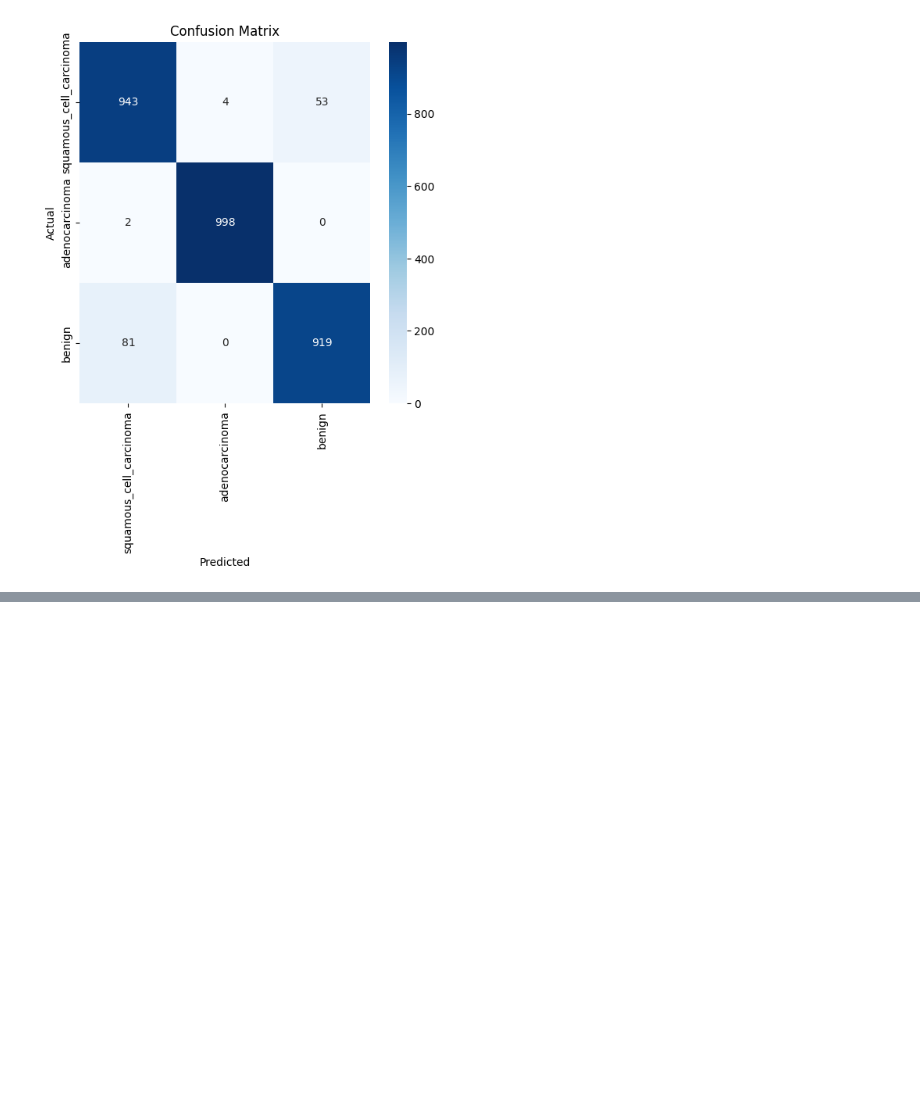
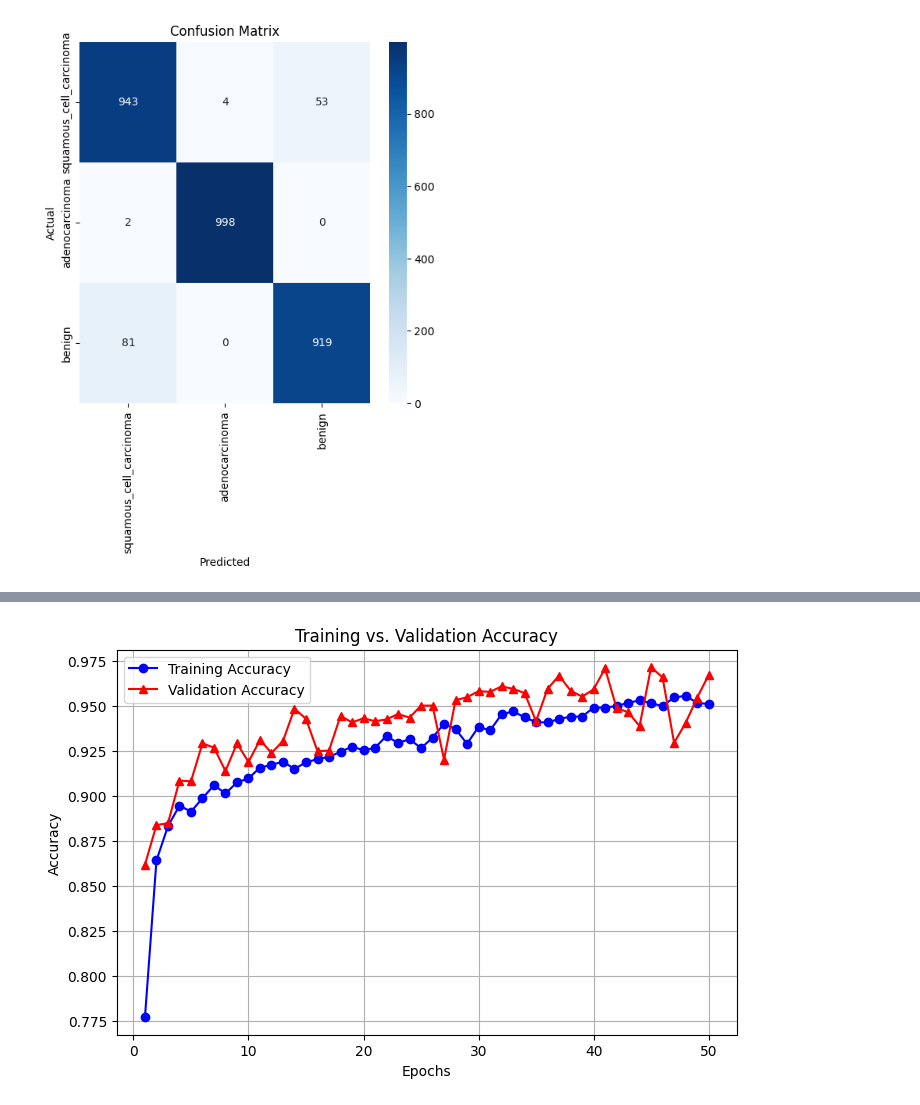
Before and after one commit to sgarnica1/ml-lung-cancer-classification, a Jupyter notebook: lung_cancer.ipynb, the cells around one changed output, grey strips where cells are left out. Cells and saved outputs as stored; diff of their text form; code cells hidden in the pictures; blank space fills up the shorter version.

Commit message:
feat(): final model

```diff
--- a/lung_cancer.ipynb
+++ b/lung_cancer.ipynb
@@ -497,0 +500,14 @@ weighted avg       0.95      0.95      0.95      3000
+# %%
+# Model Parameters
+INPUT_SHAPE = (IMG_SIZE, IMG_SIZE, 3)
+FILTER1_SIZE = 64
+FILTER2_SIZE = 32
+FILTER_SHAPE = (3, 3)
+POOL_SHAPE = (2, 2)
+FULLY_CONNECT_NUM_1 = 256
+FULLY_CONNECT_NUM_2 = 128
+NUM_CLASSES = 3
+METRICS = ["accuracy", Precision(name="precision"), Recall(name="recall")]
+LEARNING_RATE = 1e-3
+# Define the number of epochs
+EPOCHS = 50
@@ -497,0 +569,9 @@ weighted avg       0.95      0.95      0.95      3000
+# %%
+history = model.fit(
+    train_generator,
+    epochs=EPOCHS,
+    validation_data=val_generator,
+)
+
+acc = history.history["accuracy"]
+loss = history.history["loss"]
@@ -497,0 +596,22 @@ weighted avg       0.95      0.95      0.95      3000
+# %%
+# Extract accuracty values
+train_loss = history.history["accuracy"]
+val_loss = history.history["val_accuracy"]
+epochs = range(1, len(train_loss) + 1)
+
+# Plot
+plt.figure(figsize=(8, 5))
+plt.plot(
+    epochs, train_loss, "bo-", label="Training Accuracy"
+)  # 'bo-' = blue circles with a solid line
+plt.plot(
+    epochs, val_loss, "r^-", label="Validation Accuracy"
+)  # 'r^-' = red triangles with a solid line
+plt.xlabel("Epochs")
+plt.ylabel("Accuracy")
+plt.title("Training vs. Validation Accuracy")
+plt.legend()
+plt.grid()
+plt.show()
+# %% [output]
+[figure, added]
```
Also changed, not shown: parts of 10 cells of this notebook.
